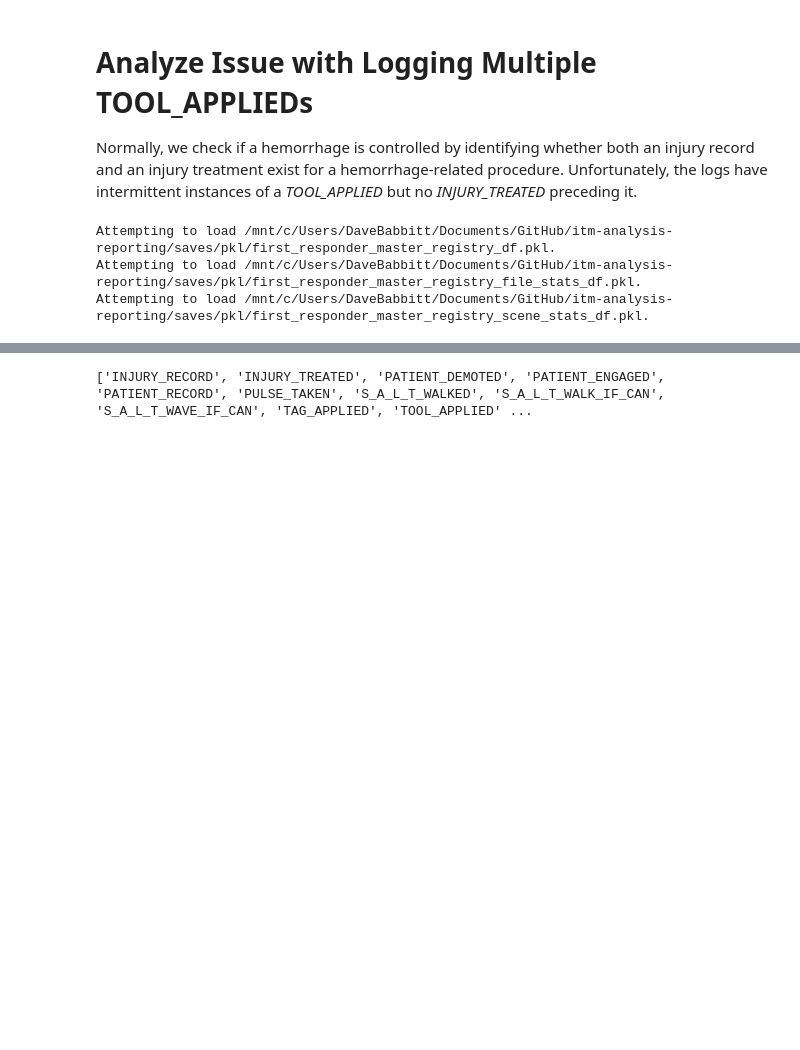
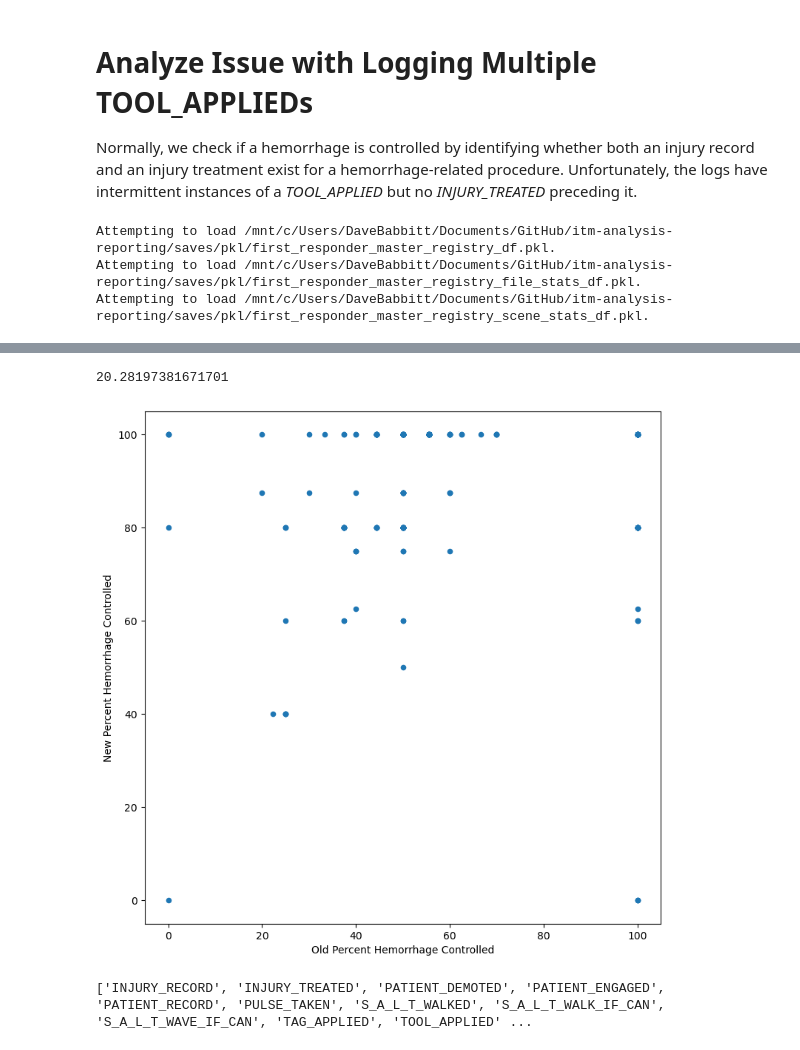
Before and after one commit to dbabbitt/itm-analysis-reporting-1, a Jupyter notebook: explorations/Analyze Issue with Logging Multiple TOOL_APPLIEDs.ipynb, the cells around one changed output, grey strips where cells are left out. Saved outputs shown, nothing was run; the diff lists cells and outputs as text; code cells hidden in the pictures; blank space fills up the shorter version.

```diff
--- a/explorations/Analyze Issue with Logging Multiple TOOL_APPLIEDs.ipynb
+++ b/explorations/Analyze Issue with Logging Multiple TOOL_APPLIEDs.ipynb
@@ -82,0 +247,5 @@ patient624_df = elevens_df[mask_series]
+# %%
+
+actions_list = ['INJURY_RECORD', 'INJURY_TREATED', 'TOOL_APPLIED']
+mask_series = scene485_df.action_type.isin(actions_list) & (scene485_df.patient_id == 'Gloria_6 Root')
+scene485_df[mask_series].sort_values('action_type').dropna(axis='columns', how='all').T
@@ -82,0 +289,42 @@ patient624_df = elevens_df[mask_series]
+# %%
+
+# Compare old and new percentage of hemorrhage cases successfully controlled
+scene_stats_df = nu.load_object('scene_stats_df')
+rows_list = []
+for (session_uuid, scene_id), old_scene_df in scene_stats_df.groupby(fu.scene_groupby_columns):
+    row_dict = {cn: eval(cn) for cn in fu.scene_groupby_columns}
+    old_percent_hemorrhage_controlled = old_scene_df.percent_hemorrhage_controlled.squeeze()
+    row_dict['old_percent_hemorrhage_controlled'] = old_percent_hemorrhage_controlled
+
+    # Get the whole scene history
+    mask_series = True
+    for cn in fu.scene_groupby_columns: mask_series &= (elevens_df[cn] == eval(cn))
+    new_scene_df = elevens_df[mask_series]
+
+    new_percent_hemorrhage_controlled = fu.get_percent_hemorrhage_controlled(new_scene_df, verbose=False)
+    row_dict['new_percent_hemorrhage_controlled'] = new_percent_hemorrhage_controlled
+    rows_list.append(row_dict)
+df = DataFrame(rows_list)
+# %%
+
+# Get the difference between the old and new percentage of hemorrhage cases successfully controlled
+mask_series = ~df.old_percent_hemorrhage_controlled.isnull() & ~df.new_percent_hemorrhage_controlled.isnull()
+df.loc[mask_series, 'percent_diff'] = df[mask_series].new_percent_hemorrhage_controlled - df[mask_series].old_percent_hemorrhage_controlled
+df.percent_diff.mean()
+# %% [output]
+20.28197381671701
+# %%
+
+# Plot old and new percentage of hemorrhage cases successfully controlled
+import matplotlib.pyplot as plt
+
+fig, ax = plt.subplots(1, 1, figsize=(9, 9))
+x_column_name = 'old_percent_hemorrhage_controlled'
+y_column_name = 'new_percent_hemorrhage_controlled'
+df.plot(x=x_column_name, y=y_column_name, kind='scatter', ax=ax)
+x_label = ' '.join([w.title() for w in x_column_name.split('_')])
+ax.set_xlabel(x_label)
+y_label = ' '.join([w.title() for w in y_column_name.split('_')])
+ax.set_ylabel(y_label);
+# %% [output]
+[figure, added]
```
Also changed, not shown: parts of 26 cells of this notebook, 9 other files.
